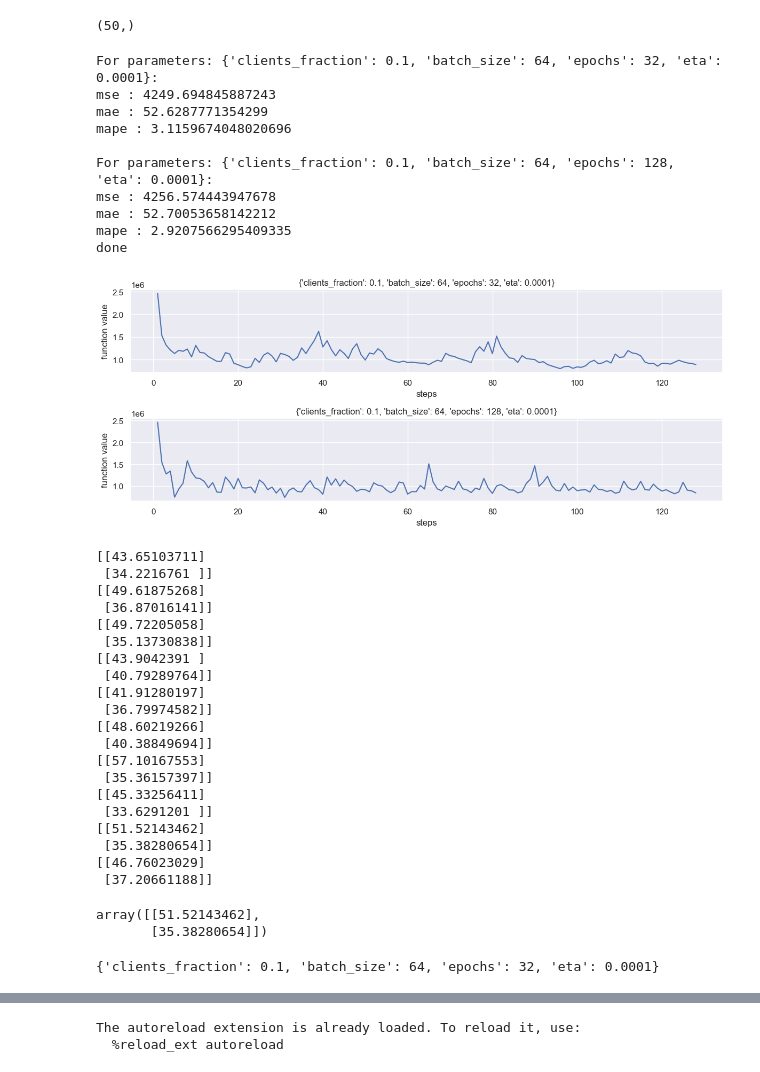
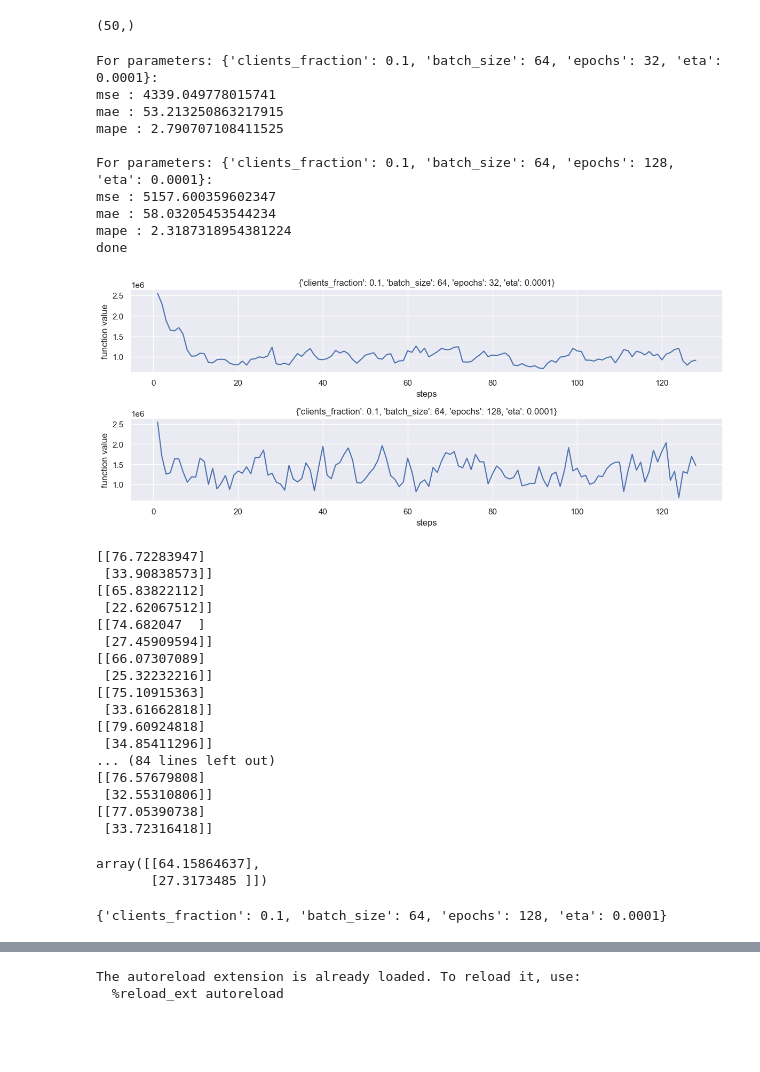
Before and after one commit to locllos/felere, a Jupyter notebook: source/playground.ipynb, the cells around one changed output, grey strips where cells are left out. Drawn from its saved outputs; the diff is of its cells as text; code cells hidden in the pictures; blank space fills up the shorter version.

```diff
--- a/source/playground.ipynb
+++ b/source/playground.ipynb
@@ -104,71 +101,68 @@ parameters = {
   "clients_fraction": [0.1],
   "batch_size": [64],
   "epochs": [32, 128],
   "rounds": [128],
   "eta": [1e-4],
 }
 metrics = {
   "mse" : mean_squared_error,
   "mae" : mean_absolute_error,
   "mape" : mean_absolute_percentage_error
 }
 
 pipeline = Pipeline(
   model=model,
-  optimizer=Scaffold,
+  optimizer=FederatedAveraging,
   parameters=parameters,
   metrics=metrics,
   X_val=X_test,
   y_val=y_test
 )
 
 best, best_params = pipeline.run(
   choose_best_by="mae",
   show_global_history=True
 )
 print("done")
 # %% [output]
 For parameters: {'clients_fraction': 0.1, 'batch_size': 64, 'epochs': 32, 'eta': 0.0001}:
-mse : 4249.694845887243
-mae : 52.6287771354299
-mape : 3.1159674048020696
+mse : 4339.049778015741
+mae : 53.213250863217915
+mape : 2.790707108411525
 
 For parameters: {'clients_fraction': 0.1, 'batch_size': 64, 'epochs': 128, 'eta': 0.0001}:
-mse : 4256.574443947678
-mae : 52.70053658142212
-mape : 2.9207566295409335
+mse : 5157.600359602347
+mae : 58.03205453544234
+mape : 2.3187318954381224
 done
-[figure, old version]
+[figure, new version]
 # %%
 [print(client.function.weights()) for client in best.clients]
 best.server.function.weights()
 # %% [output]
-[[43.65103711]
- [34.2216761 ]]
-[[49.61875268]
- [36.87016141]]
-[[49.72205058]
- [35.13730838]]
-[[43.9042391 ]
- [40.79289764]]
-[[41.91280197]
- [36.79974582]]
-[[48.60219266]
- [40.38849694]]
-[[57.10167553]
- [35.36157397]]
-[[45.33256411]
- [33.6291201 ]]
-[[51.52143462]
- [35.38280654]]
-[[46.76023029]
- [37.20661188]]
+[[76.72283947]
+ [33.90838573]]
+[[65.83822112]
+ [22.62067512]]
+[[74.682047  ]
+ [27.45909594]]
+[[66.07307089]
+ [25.32232216]]
+[[75.10915363]
+ [33.61662818]]
+[[79.60924818]
+ [34.85411296]]
+... (84 lines left out)
+[[76.57679808]
+ [32.55310806]]
+[[77.05390738]
+ [33.72316418]]
-array([[51.52143462],
-       [35.38280654]])
+array([[64.15864637],
+       [27.3173485 ]])
 # %%
 best_params
 # %% [output]
-{'clients_fraction': 0.1, 'batch_size': 64, 'epochs': 32, 'eta': 0.0001}
+{'clients_fraction': 0.1, 'batch_size': 64, 'epochs': 128, 'eta': 0.0001}
 # %%
 if n_features == 1 and n_targets == 1:
   draw_linear(
```
Also changed, not shown: parts of 25 cells of this notebook, 22 other files.
